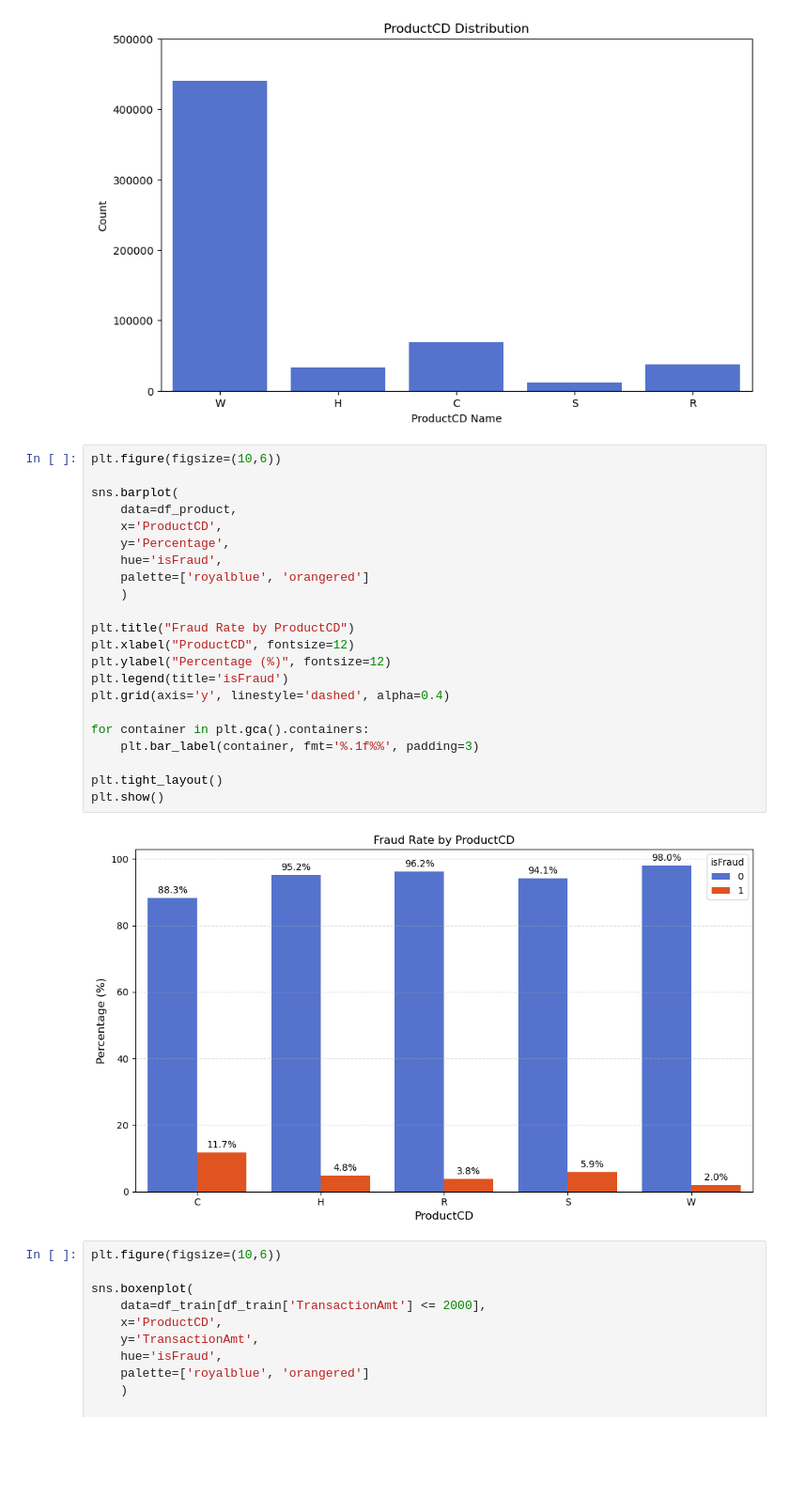
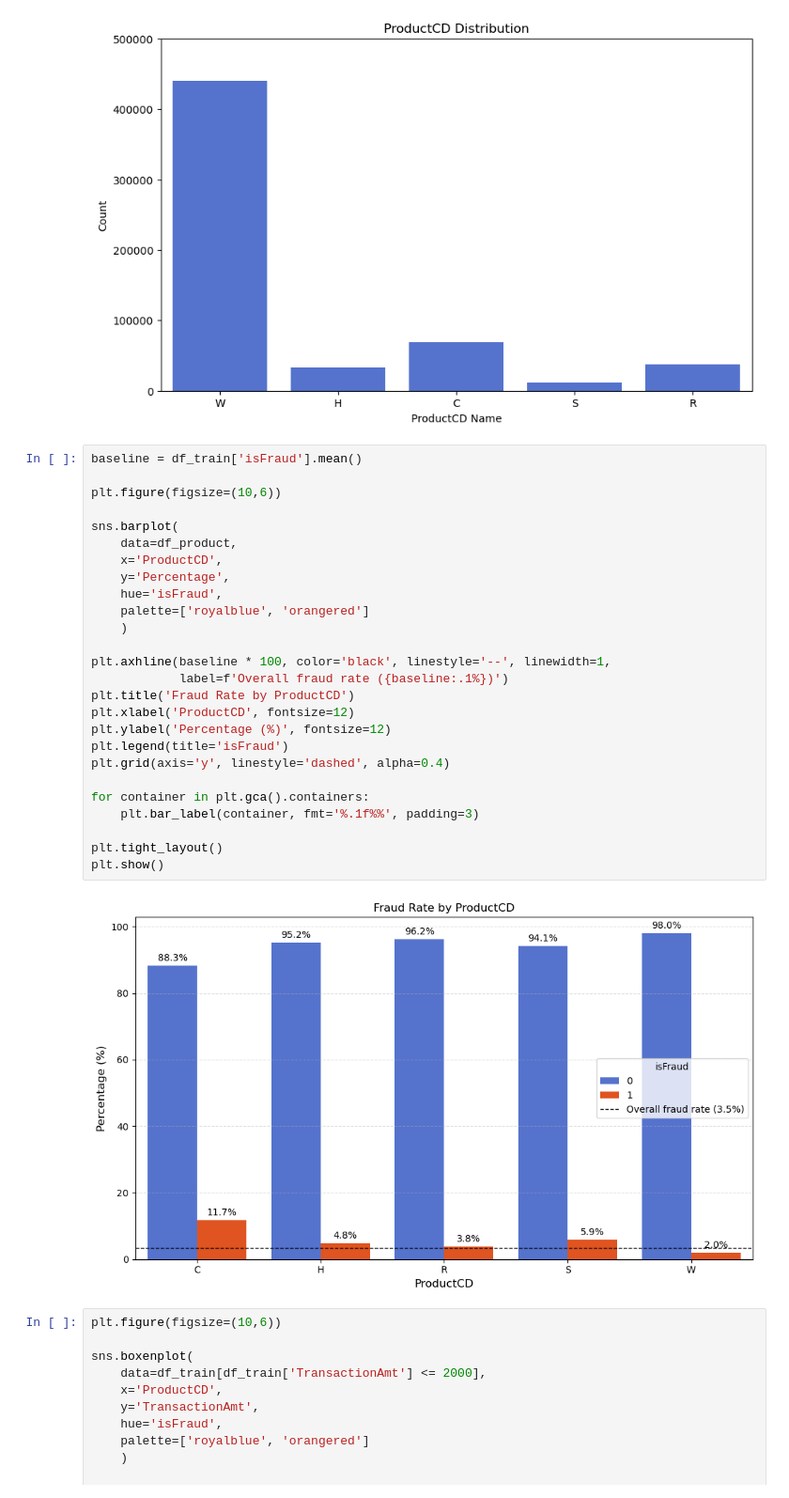
Before and after one commit to ziadharmanani/Financial-Fraud-Detection, a Jupyter notebook: notebooks/01_eda.ipynb, the cells around one changed output. Shown at 94% size. Drawn from its saved outputs; the diff is of its cells as text; blank space fills up the shorter version.

```diff
--- a/notebooks/01_Transaction_EDA.ipynb
+++ b/notebooks/01_eda.ipynb
@@ -364,29 +403,33 @@ plt.ylim(0,500000)
 (0.0, 500000.0)
 [figure]
 # %%
+baseline = df_train['isFraud'].mean()
+
 plt.figure(figsize=(10,6))
 
 sns.barplot(
     data=df_product,
     x='ProductCD',
     y='Percentage',
     hue='isFraud',
     palette=['royalblue', 'orangered']
     )
 
-plt.title("Fraud Rate by ProductCD")
-plt.xlabel("ProductCD", fontsize=12)
-plt.ylabel("Percentage (%)", fontsize=12)
+plt.axhline(baseline * 100, color='black', linestyle='--', linewidth=1,
+            label=f'Overall fraud rate ({baseline:.1%})')
+plt.title('Fraud Rate by ProductCD')
+plt.xlabel('ProductCD', fontsize=12)
+plt.ylabel('Percentage (%)', fontsize=12)
 plt.legend(title='isFraud')
 plt.grid(axis='y', linestyle='dashed', alpha=0.4)
 
 for container in plt.gca().containers:
     plt.bar_label(container, fmt='%.1f%%', padding=3)
 
 plt.tight_layout()
 plt.show()
 # %% [output]
-[figure, old version]
+[figure, new version]
 # %%
 plt.figure(figsize=(10,6))
 
```
Also changed, not shown: parts of 22 cells of this notebook, 6 other files.
